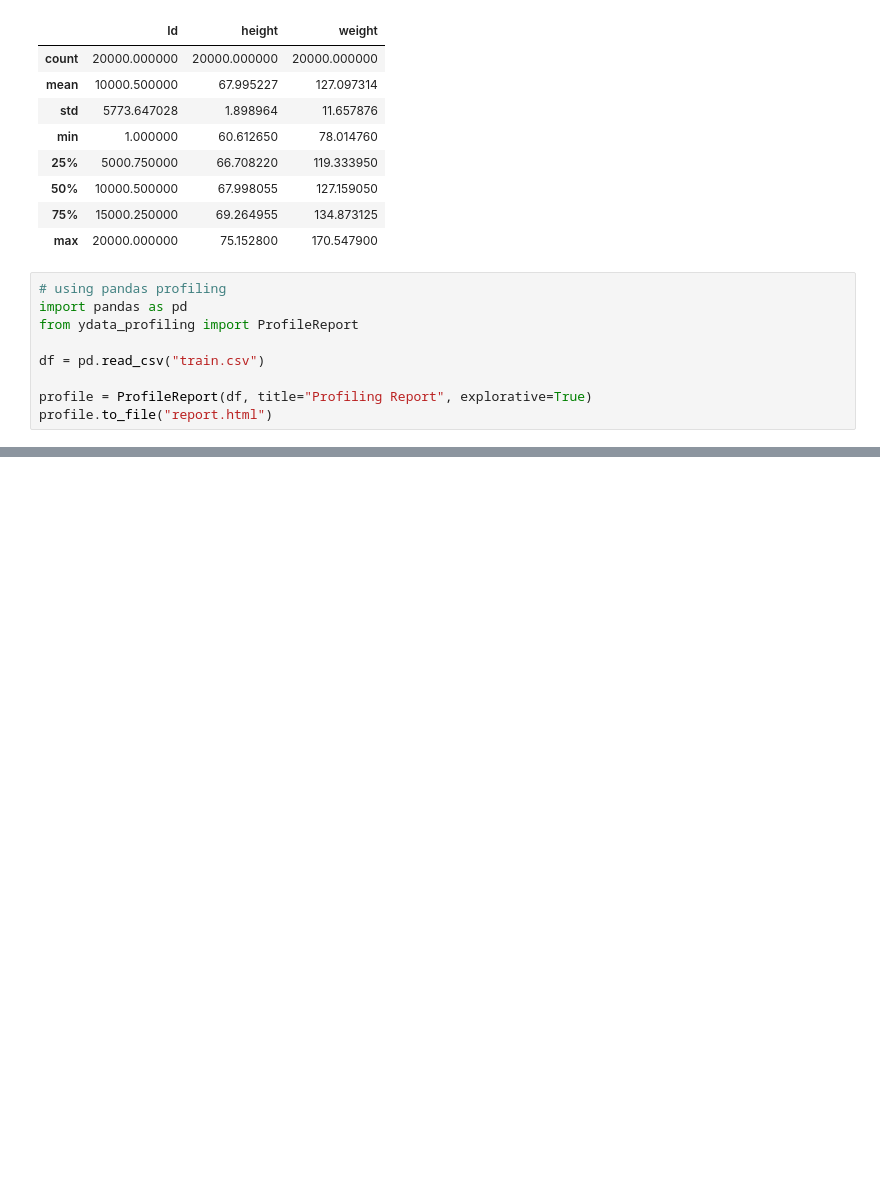
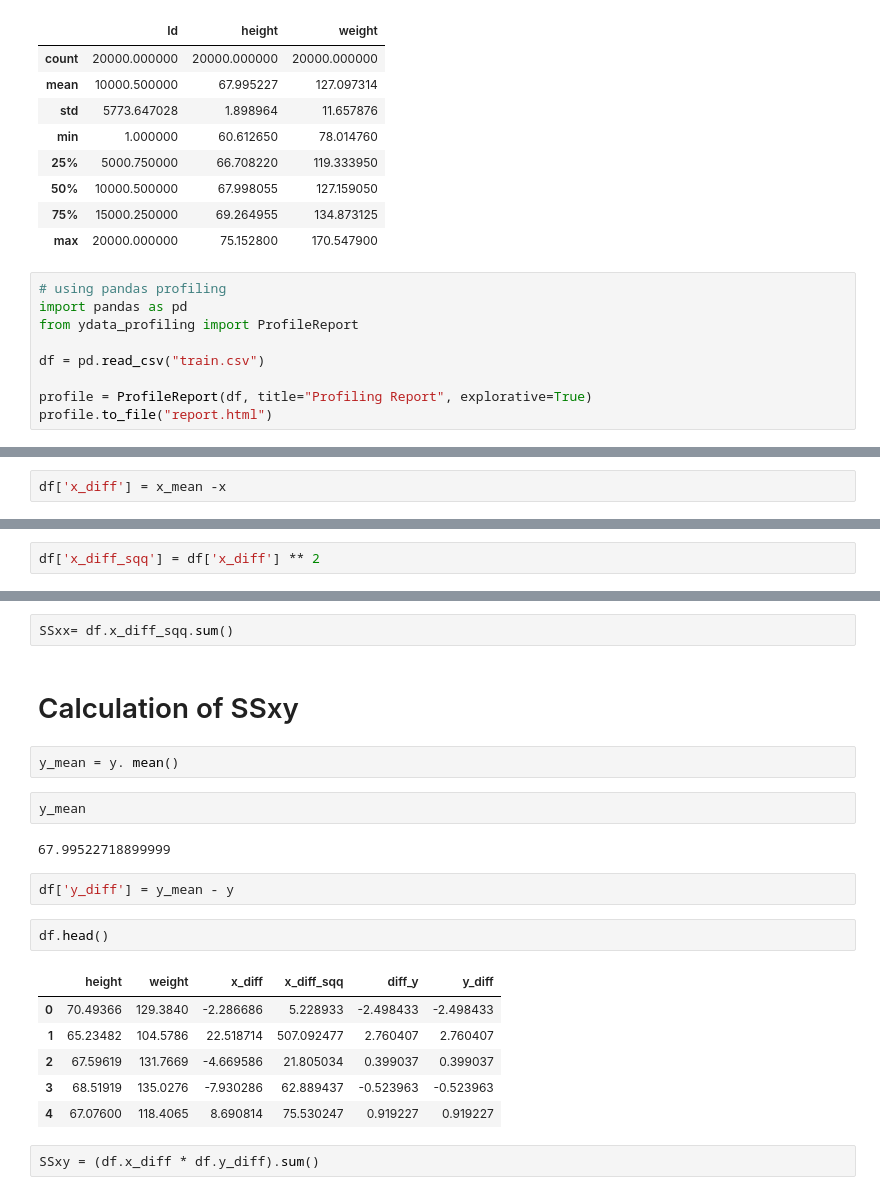
Before and after one commit to sandeshbhatta495/AI, a Jupyter notebook: Linear Regreesion (Without framework)/weight and height .ipynb, the cells around one changed output, grey strips where cells are left out. Drawn from its saved outputs; the diff is of its cells as text; blank space fills up the shorter version.

```diff
--- a/Linear Regreesion (Without framework)/weight and height .ipynb
+++ b/Linear Regreesion (Without framework)/weight and height .ipynb
@@ -58,0 +132,2 @@ profile.to_file("report.html")
+# %%
+df['x_diff'] = x_mean -x
@@ -58,0 +143,2 @@ profile.to_file("report.html")
+# %%
+df['x_diff_sqq'] = df['x_diff'] ** 2
@@ -58,0 +154,23 @@ profile.to_file("report.html")
+# %%
+SSxx= df.x_diff_sqq.sum()
+# %% [markdown]
+# Calculation of SSxy
+# %%
+y_mean = y. mean()
+# %%
+y_mean
+# %% [output]
+67.99522718899999
+# %%
+df['y_diff'] = y_mean - y
+# %%
+df.head()
+# %% [output]
+|  | height | weight | x_diff | x_diff_sqq | diff_y | y_diff |
+| 0 | 70.49366 | 129.3840 | -2.286686 | 5.228933 | -2.498433 | -2.498433 |
+| 1 | 65.23482 | 104.5786 | 22.518714 | 507.092477 | 2.760407 | 2.760407 |
+| 2 | 67.59619 | 131.7669 | -4.669586 | 21.805034 | 0.399037 | 0.399037 |
+| 3 | 68.51919 | 135.0276 | -7.930286 | 62.889437 | -0.523963 | -0.523963 |
+| 4 | 67.07600 | 118.4065 | 8.690814 | 75.530247 | 0.919227 | 0.919227 |
+# %%
+SSxy = (df.x_diff * df.y_diff).sum()
```
Also changed, not shown: parts of 28 cells of this notebook.
